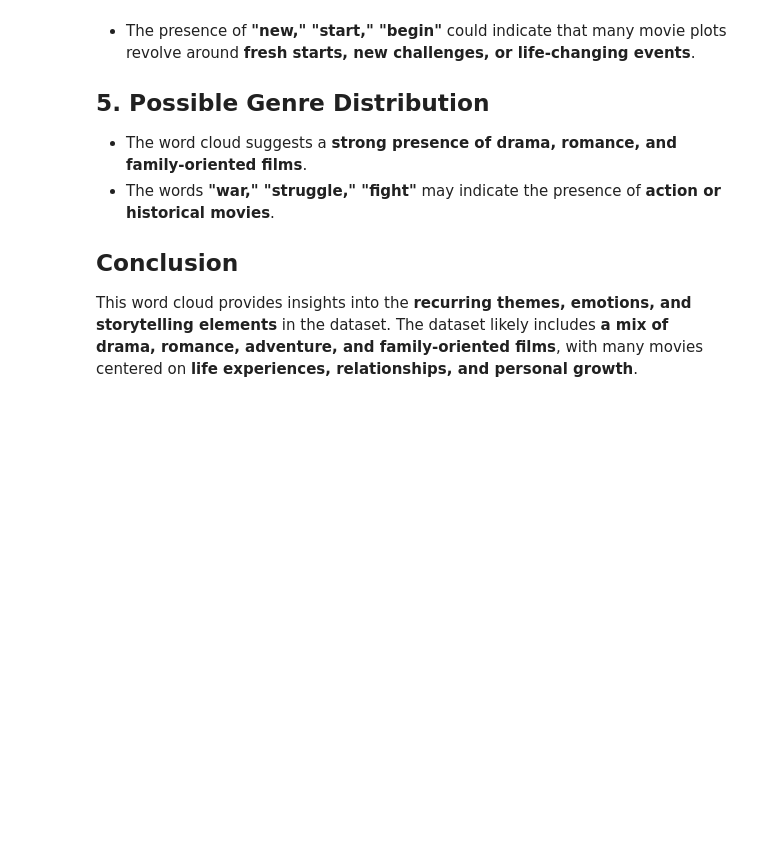
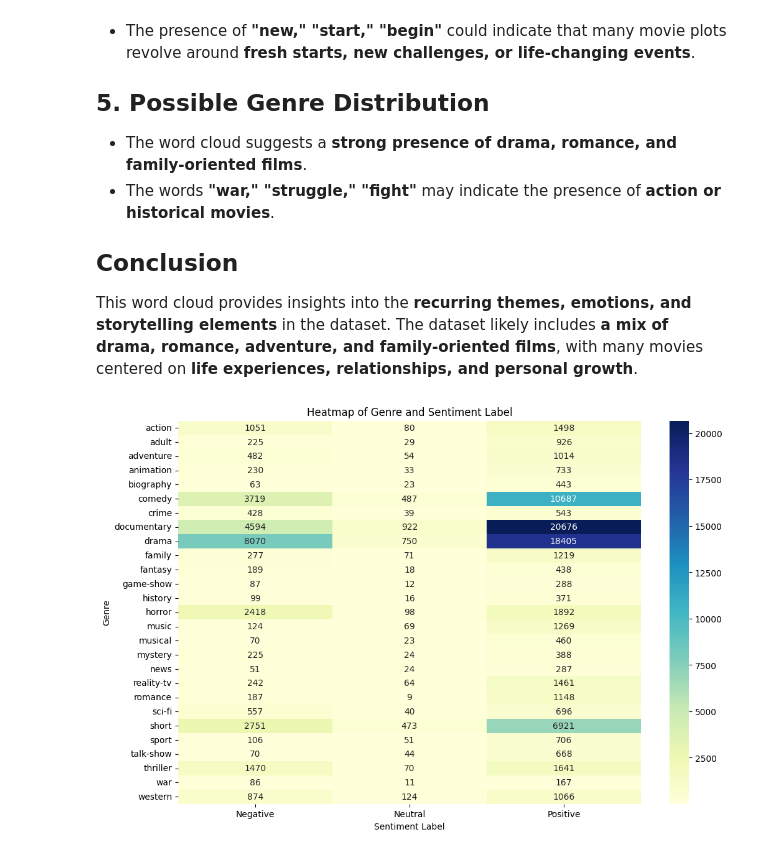
Before and after one commit to Dawittsegaye12/codsoft_movie-genre_prediction, a Jupyter notebook: notebook/eda.ipynb, the cells around one changed output. Drawn from its saved outputs; the diff is of its cells as text; code cells hidden in the pictures; blank space fills up the shorter version.

```diff
--- a/notebook/eda.ipynb
+++ b/notebook/eda.ipynb
@@ -405,3 +405,18 @@ plt.show()
 
 ## **Conclusion**
 This word cloud provides insights into the **recurring themes, emotions, and storytelling elements** in the dataset. The dataset likely includes **a mix of drama, romance, adventure, and family-oriented films**, with many movies centered on **life experiences, relationships, and personal growth**.
+# %%
+
+
+# Create a pivot table to count the occurrences of each combination of genre and sentiment label
+pivot_table = merged_final.pivot_table(index='Genre', columns='Sentiment_Label', aggfunc='size', fill_value=0)
+
+# Draw the heatmap
+plt.figure(figsize=(12, 8))
+sns.heatmap(pivot_table, annot=True, fmt='d', cmap='YlGnBu')
+plt.title('Heatmap of Genre and Sentiment Label')
+plt.xlabel('Sentiment Label')
+plt.ylabel('Genre')
+plt.show()
+# %% [output]
+[figure, added]
```
Also changed, not shown: parts of 1 cell of this notebook.
